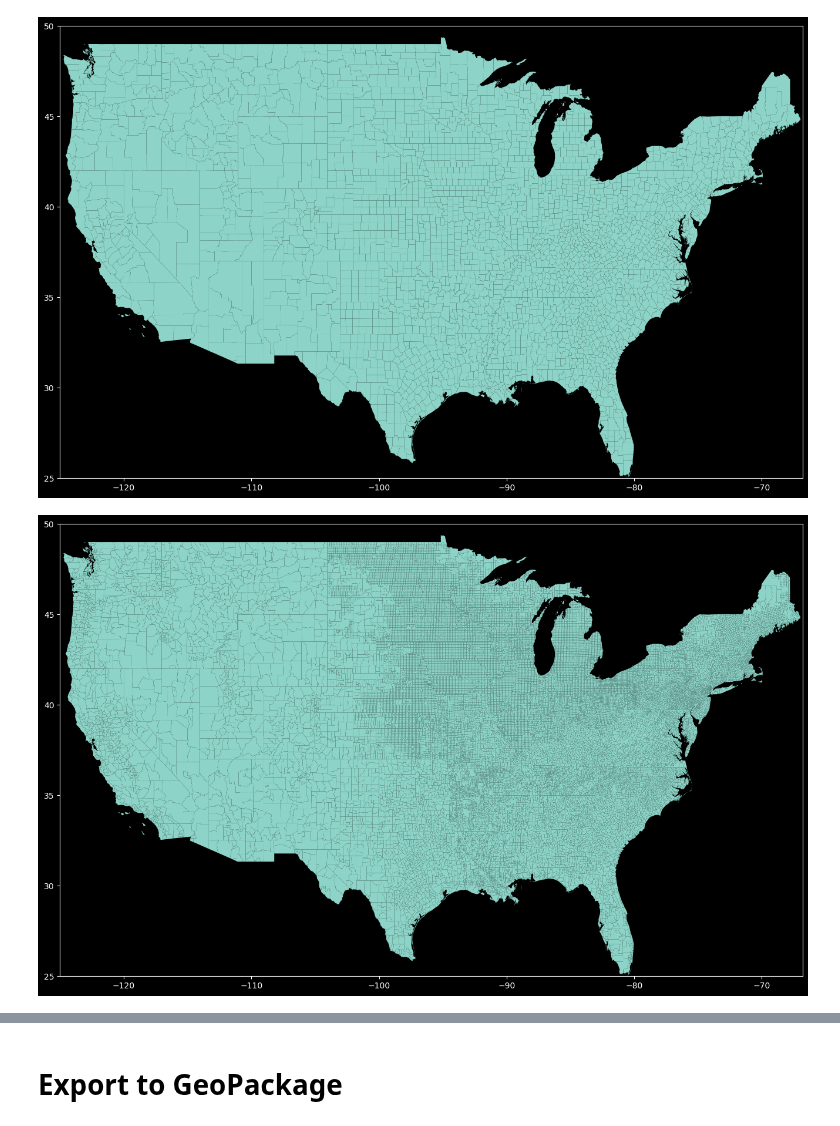
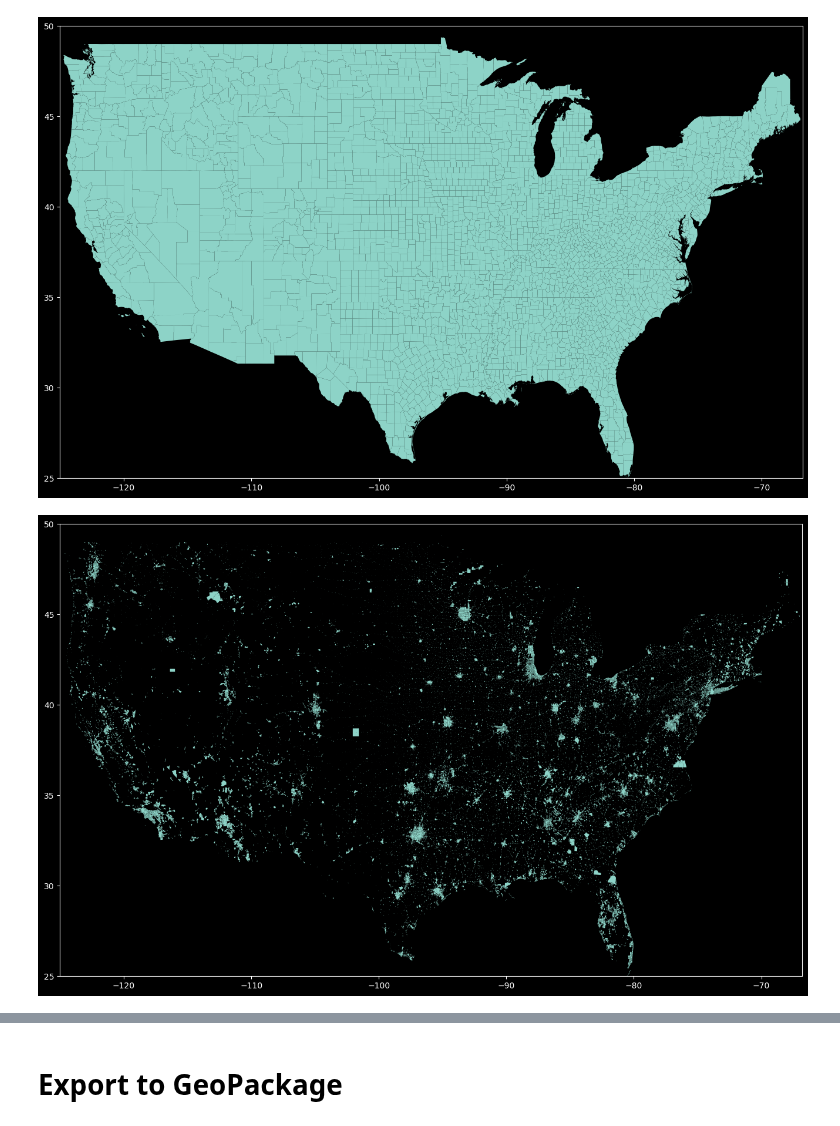
Before and after one commit to NatLabRockies/COMPASS, a Jupyter notebook: support/compile_jurisdiction_gpkg.ipynb, the cells around one changed output, grey strips where cells are left out. Drawn from its saved outputs; the diff is of its cells as text; code cells hidden in the pictures.

Commit message:
Add places

```diff
--- a/support/compile_jurisdiction_gpkg.ipynb
+++ b/support/compile_jurisdiction_gpkg.ipynb
@@ -98,3 +148,18 @@ subd = subd[~(subd.state_name.isin(remove))]
+# %%
+place = place[
+    [
+        'state_name',
+        'state_fips',
+        'county_fips',
+        'county_name',
+        'subd_name',
+        'subd_fips',
+        'subd_type',
+        'geometry'
+    ]
+]
+
+place = place[~(place.state_name.isin(remove))]
 # %%
 # clean up names, transform geom, get names where needed from
 # subdivision dataset
@@ -103,6 +168,7 @@ cnty['county_fips'] = cnty['COUNTYFP']
 cnty['county_name'] = cnty['NAME']
 cnty['subd_fips'] = cnty['GEOID']
 cnty = cnty.to_crs(subd.crs)
+state_fips_table["state_fips"] = state_fips_table["state_fips"].astype(int)
 
 cnty = cnty.merge(state_fips_table, on='state_fips', how='left')
 # %%
@@ -136,7 +202,7 @@ states = states[
     ]
 ].to_crs(subd.crs)
 # %%
-ord_areas = pd.concat([states, cnty, subd], axis=0, ignore_index=True)
+ord_areas = pd.concat([states, cnty, subd, place], axis=0, ignore_index=True)
 ord_areas = ord_areas[
     [
         'state_name',
@@ -277,6 +343,11 @@ for ind, row in ord_areas.iterrows():
         ord_areas.loc[ind, "subd_type"] = "region"
     else:
         ord_areas.loc[ind, "subd_type"] = "city"
+# %%
+# Fix 00 LSAD codes
+ord_areas.loc[ord_areas.subd_fips == 3402160900, "subd_type"] = "borough"
+ord_areas.loc[ord_areas.subd_fips == 3704590686, "subd_type"] = "location"
+ord_areas.loc[ord_areas.subd_fips == 5101390072, "subd_type"] = "location"
 # %%
 ord_areas.head()
 # %% [output]
@@ -333,10 +411,12 @@ plt.ylim(25, 50);
 # %% [output]
 [figure]
 # %%
+# Places
 ord_areas[
     (ord_areas["subd_fips"].astype(int) > 100_000)
+    & (ord_areas["subd_fips"].astype(int) < 10_000_000)
 ].plot(figsize=(20, 10))
 plt.xlim(-125, -66.8)
 plt.ylim(25, 50);
 # %% [output]
-[figure, old version]
+[figure, new version]
```
Also changed, not shown: parts of 20 cells of this notebook, 1 other file.
